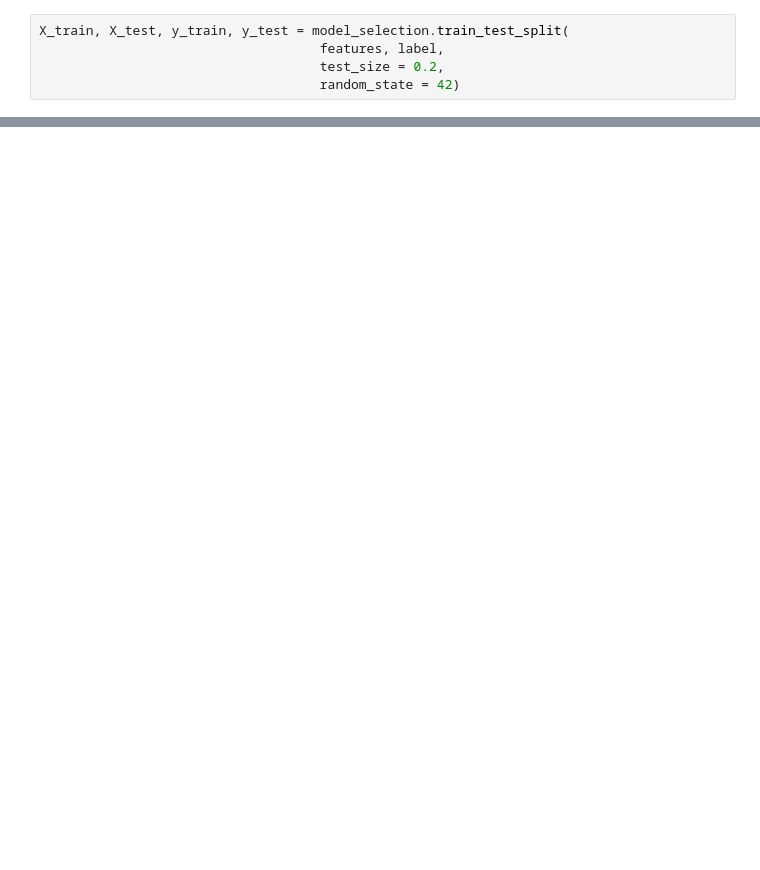
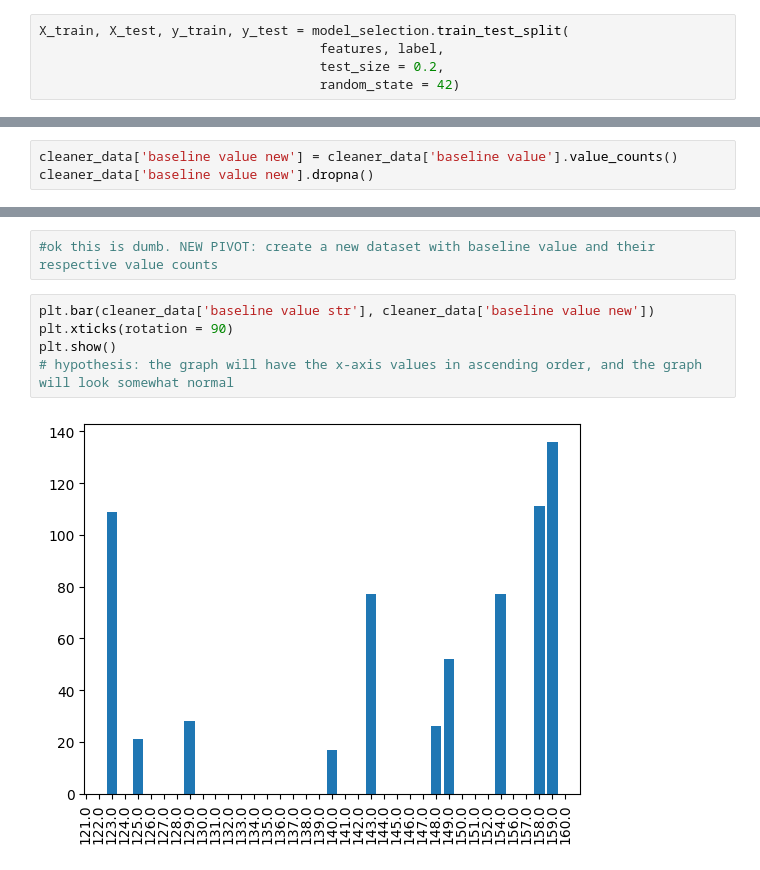
Before and after one commit to v-sadface/v-project, a Jupyter notebook: TCS_Project.ipynb, the cells around one changed output, grey strips where cells are left out. Drawn from its saved outputs; the diff is of its cells as text; blank space fills up the shorter version.

```diff
--- a/TCS_Project.ipynb
+++ b/TCS_Project.ipynb
@@ -159,0 +234,3 @@ X_train, X_test, y_train, y_test = model_selection.train_test_split(
+# %%
+cleaner_data['baseline value new'] = cleaner_data['baseline value'].value_counts()
+cleaner_data['baseline value new'].dropna()
@@ -159,0 +256,9 @@ X_train, X_test, y_train, y_test = model_selection.train_test_split(
+# %%
+#ok this is dumb. NEW PIVOT: create a new dataset with baseline value and their respective value counts
+# %%
+plt.bar(cleaner_data['baseline value str'], cleaner_data['baseline value new'])
+plt.xticks(rotation = 90)
+plt.show()
+# hypothesis: the graph will have the x-axis values in ascending order, and the graph will look somewhat normal
+# %% [output]
+[figure, added]
```
Also changed, not shown: parts of 63 cells of this notebook.
